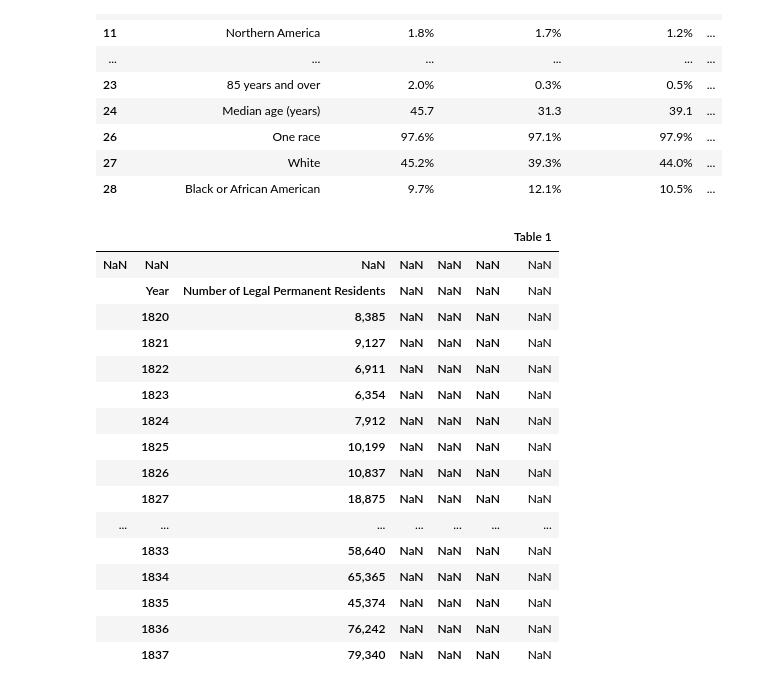
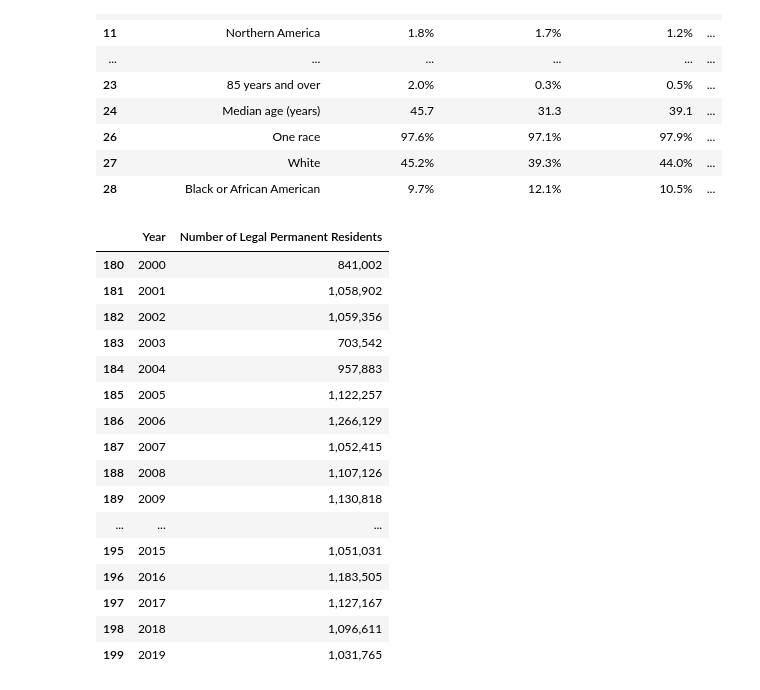
Before and after one commit to halabi93/Immigration-Data-Analysis, a Jupyter notebook: ImmigrantData.ipynb, the cells around one changed output. Drawn from its saved outputs; the diff is of its cells as text; code cells hidden in the pictures.

```diff
--- a/ImmigrantData.ipynb
+++ b/ImmigrantData.ipynb
@@ -71,22 +71,23 @@ data_df.head(25)
 # %%
 data_file2 = os.path.join("resources", "Annual Perm Resident 1820-2019.csv")
 data_df2 = pd.read_csv(data_file2)
-data_df2.head(20)
+data_df2 = data_df2.drop(columns = data_df2.columns[0])
+data_df2.tail(20)
 # %% [output]
-|  |  |  |  |  |  | Table 1 |
-| NaN | NaN | NaN | NaN | NaN | NaN | NaN |
-|  | Year | Number of Legal Permanent Residents | NaN | NaN | NaN | NaN |
-|  | 1820 | 8,385 | NaN | NaN | NaN | NaN |
-|  | 1821 | 9,127 | NaN | NaN | NaN | NaN |
-|  | 1822 | 6,911 | NaN | NaN | NaN | NaN |
-|  | 1823 | 6,354 | NaN | NaN | NaN | NaN |
-|  | 1824 | 7,912 | NaN | NaN | NaN | NaN |
-|  | 1825 | 10,199 | NaN | NaN | NaN | NaN |
-|  | 1826 | 10,837 | NaN | NaN | NaN | NaN |
-|  | 1827 | 18,875 | NaN | NaN | NaN | NaN |
-| ... | ... | ... | ... | ... | ... | ... |
-|  | 1833 | 58,640 | NaN | NaN | NaN | NaN |
-|  | 1834 | 65,365 | NaN | NaN | NaN | NaN |
-|  | 1835 | 45,374 | NaN | NaN | NaN | NaN |
-|  | 1836 | 76,242 | NaN | NaN | NaN | NaN |
-|  | 1837 | 79,340 | NaN | NaN | NaN | NaN |
+|  | Year | Number of Legal Permanent Residents |
+| 180 | 2000 | 841,002 |
+| 181 | 2001 | 1,058,902 |
+| 182 | 2002 | 1,059,356 |
+| 183 | 2003 | 703,542 |
+| 184 | 2004 | 957,883 |
+| 185 | 2005 | 1,122,257 |
+| 186 | 2006 | 1,266,129 |
+| 187 | 2007 | 1,052,415 |
+| 188 | 2008 | 1,107,126 |
+| 189 | 2009 | 1,130,818 |
+| ... | ... | ... |
+| 195 | 2015 | 1,051,031 |
+| 196 | 2016 | 1,183,505 |
+| 197 | 2017 | 1,127,167 |
+| 198 | 2018 | 1,096,611 |
+| 199 | 2019 | 1,031,765 |
```
Also changed, not shown: parts of 1 cell of this notebook.
